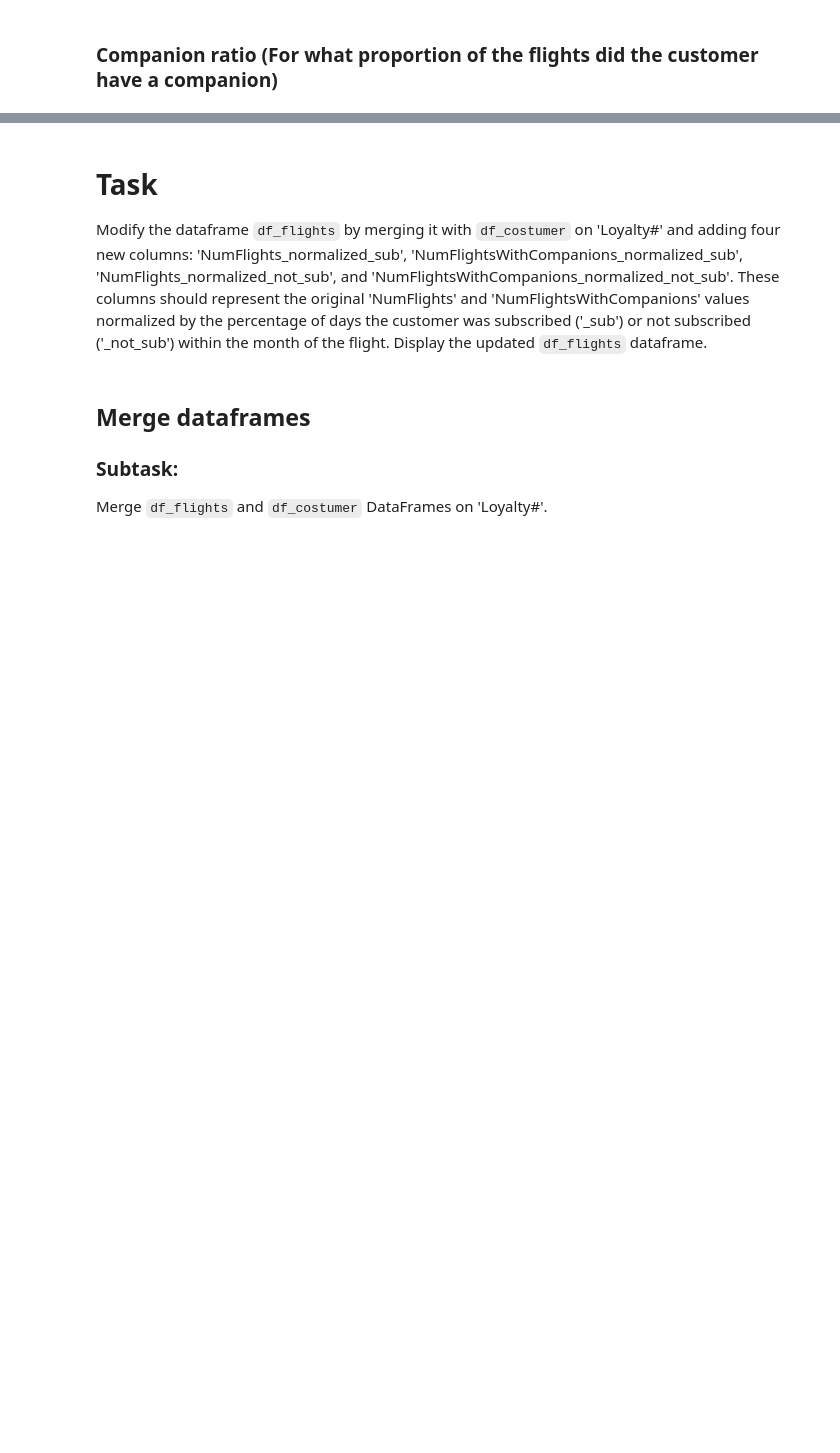
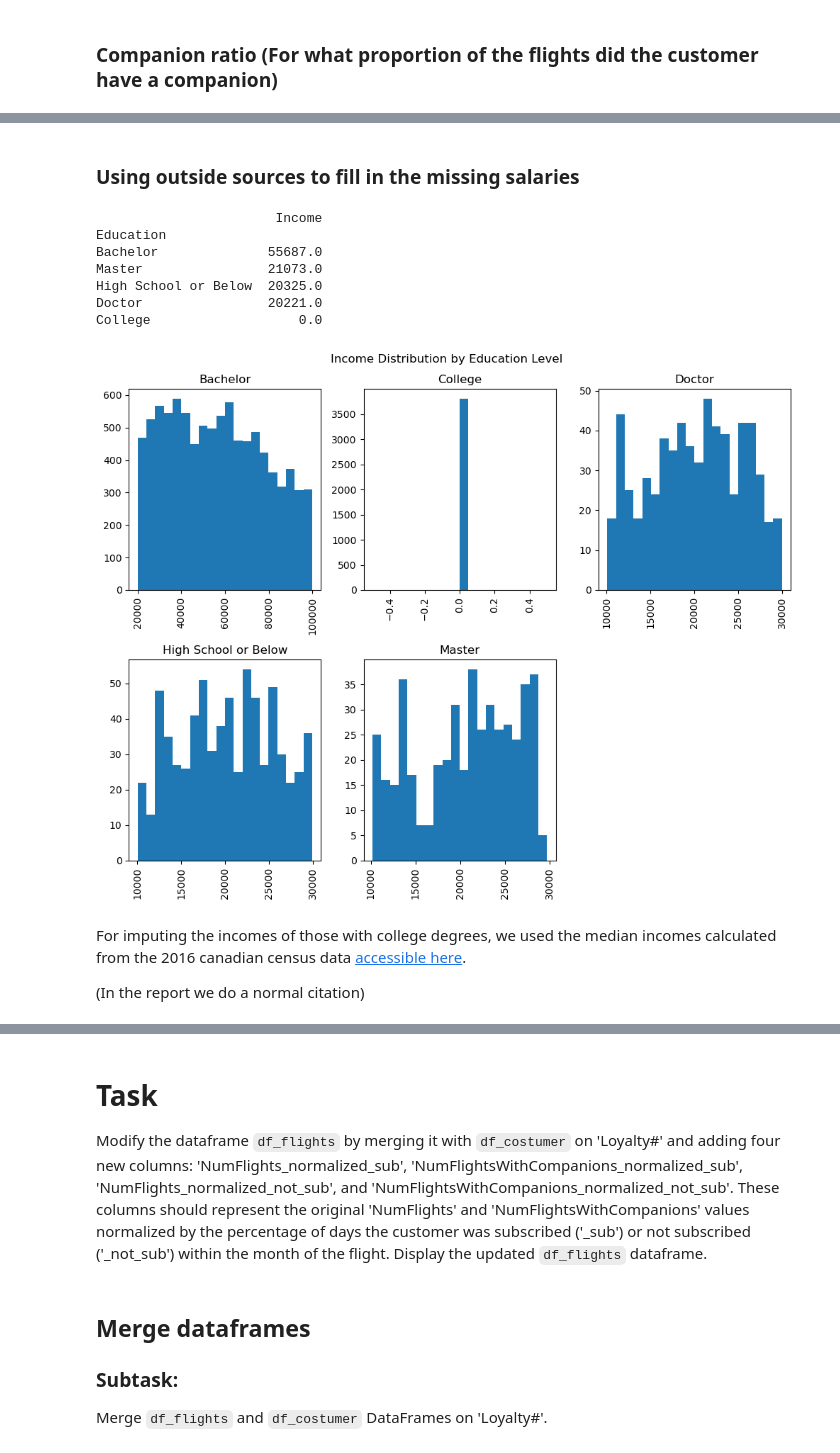
Before and after one commit to LiberoBiagi/DM_Nova_IMS_25-26, a Jupyter notebook: data_mining.ipynb, the cells around one changed output, grey strips where cells are left out. Drawn from its saved outputs; the diff is of its cells as text; code cells hidden in the pictures; blank space fills up the shorter version.

```diff
--- a/data_mining.ipynb
+++ b/data_mining.ipynb
@@ -1056,0 +1075,26 @@ Text(0, 0.5, 'Frequency')
+# %% [markdown]
+### Using outside sources to fill in the missing salaries
+# %%
+# See how much the median salaries are for the different education levels
+pivot = df_customer_copy.pivot_table(index='Education', values='Income', aggfunc='median').sort_values('Income', ascending=False)
+print(pivot)
+
+df_customer_copy.hist(column='Income', by='Education', bins=20, figsize=(10, 8), layout=(2, 3))
+plt.suptitle("Income Distribution by Education Level")
+plt.xlabel("Income")
+plt.ylabel("Frequency")
+plt.tight_layout()
+plt.show()
+# %% [output]
+                       Income
+Education
+Bachelor              55687.0
+Master                21073.0
+High School or Below  20325.0
+Doctor                20221.0
+College                   0.0
+[figure, added]
+# %% [markdown]
+For imputing the incomes of those with college degrees, we used the median incomes calculated from the 2016 canadian census data [accessible here](https://www12.statcan.gc.ca/census-recensement/2016/as-sa/98-200-x/2016024/98-200-x2016024-eng.cfm).
+
+(In the report we do a normal citation)
```
Also changed, not shown: parts of 45 cells of this notebook.
